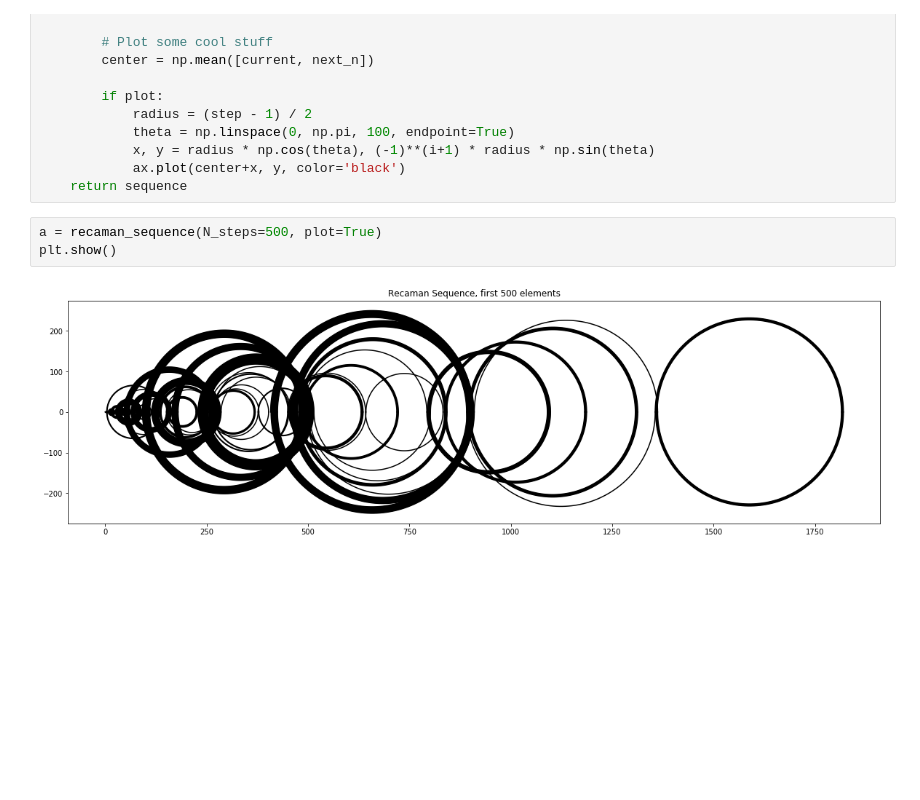
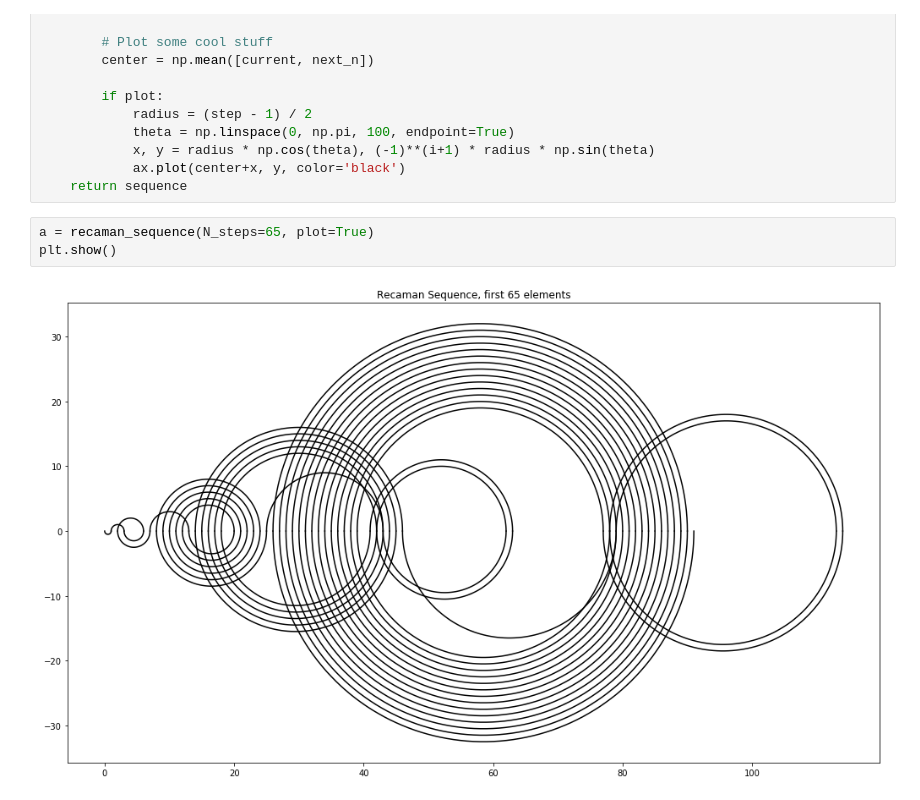
Before and after one commit to bubnicbf/Physics-Libraries, a Jupyter notebook: Project_Euler/Recaman_sequence.ipynb, the cells around one changed output. Saved outputs shown, nothing was run; the diff lists cells and outputs as text; blank space fills up the shorter version.

```diff
--- a/Project_Euler/Recaman_sequence.ipynb
+++ b/Project_Euler/Recaman_sequence.ipynb
@@ -53,10 +53,10 @@ def recaman_sequence(N_steps=10, plot=False):
             ax.plot(center+x, y, color='black')
     return sequence
 # %%
-a = recaman_sequence(N_steps=500, plot=True)
+a = recaman_sequence(N_steps=65, plot=True)
 plt.show()
 # %% [output]
-[figure, old version]
+[figure, new version]
 # %%
 N = 10000
 index = np.arange(N)
```
Also changed, not shown: parts of 7 cells of this notebook.
